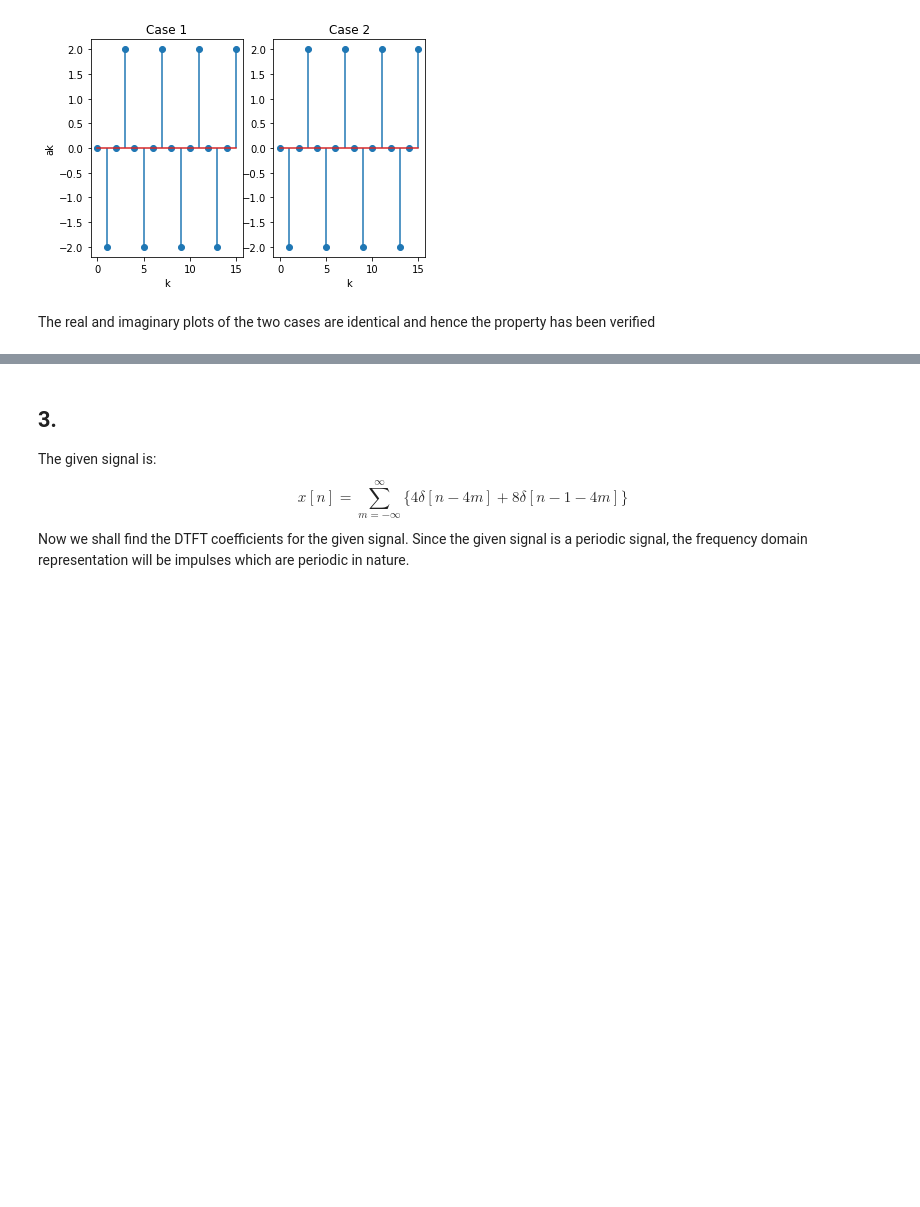
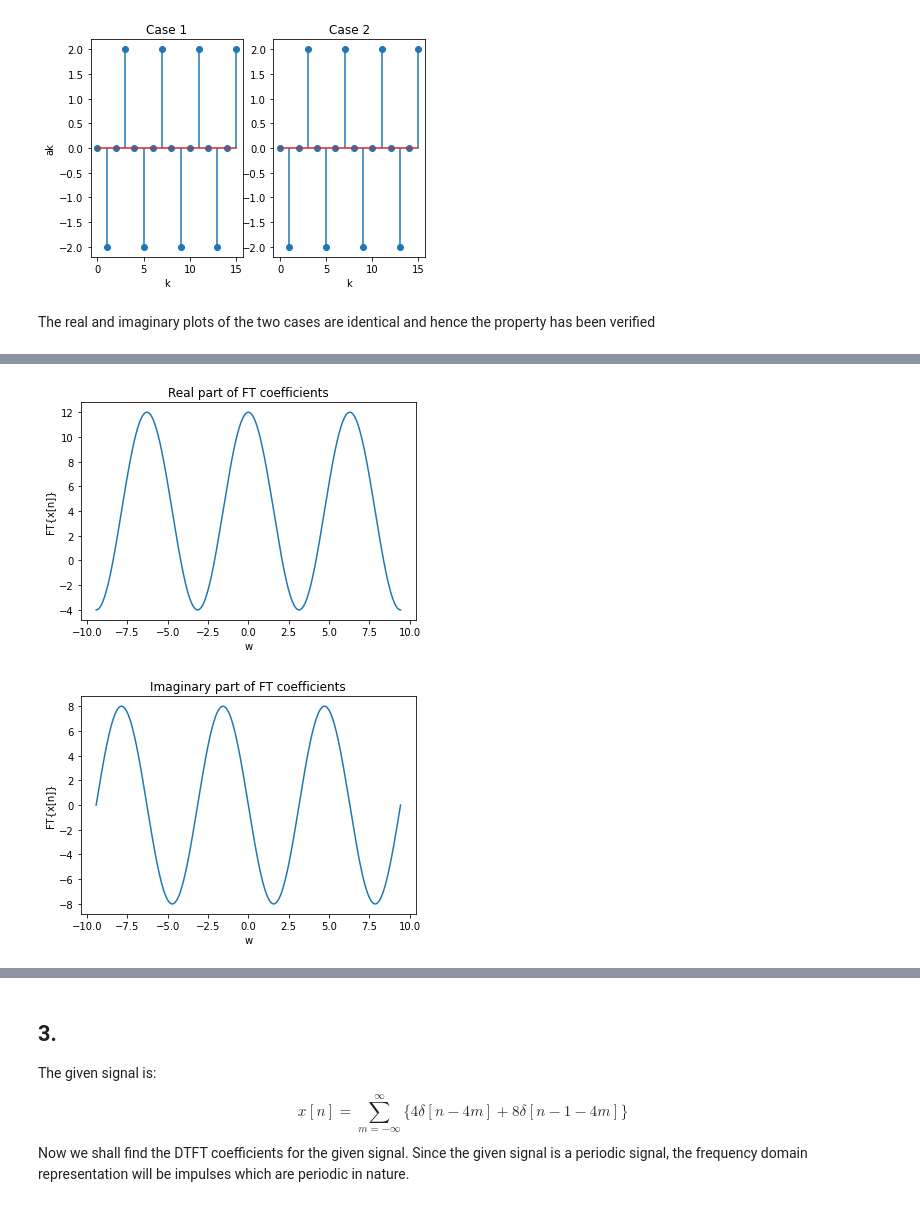
Before and after one commit to AtulSingh-Emyre/Signals-and-Systems-Programming-Assignments, a Jupyter notebook: assignment 3/Programming Assignment 3.ipynb, the cells around one changed output, grey strips where cells are left out. Drawn from its saved outputs; the diff is of its cells as text; code cells hidden in the pictures; blank space fills up the shorter version.

```diff
--- a/assignment 3/Programming Assignment 3.ipynb
+++ b/assignment 3/Programming Assignment 3.ipynb
@@ -521,0 +559,34 @@ imaginary part of coefficients
+# %%
+omega=np.linspace(-3*np.pi,3*np.pi,500)
+
+def ftCoefficients(y):
+    x_FT = []
+
+    for w in omega:
+        data = 0
+        for i in range(len(x)):
+            data += y[i]*np.exp(-1j*w*x[i])
+        x_FT.append(data)
+    return x_FT
+
+x_FT = ftCoefficients(y)
+x_FT_R = []
+x_FT_I = []
+for data in x_FT:
+    x_FT_R.append(data.real)
+    x_FT_I.append(data.imag)
+plt.title("Real part of FT coefficients")
+plt.xlabel("w")
+plt.ylabel("FT{x[n]}")
+plt.plot(omega,x_FT_R)
+
+plt.show()
+plt.title("Imaginary part of FT coefficients")
+plt.xlabel("w")
+plt.ylabel("FT{x[n]}")
+plt.plot(omega,x_FT_I)
+
+plt.show()
+# %% [output]
+[figure, added]
+[figure, added]
```
Also changed, not shown: parts of 41 cells of this notebook, 9 other files.
